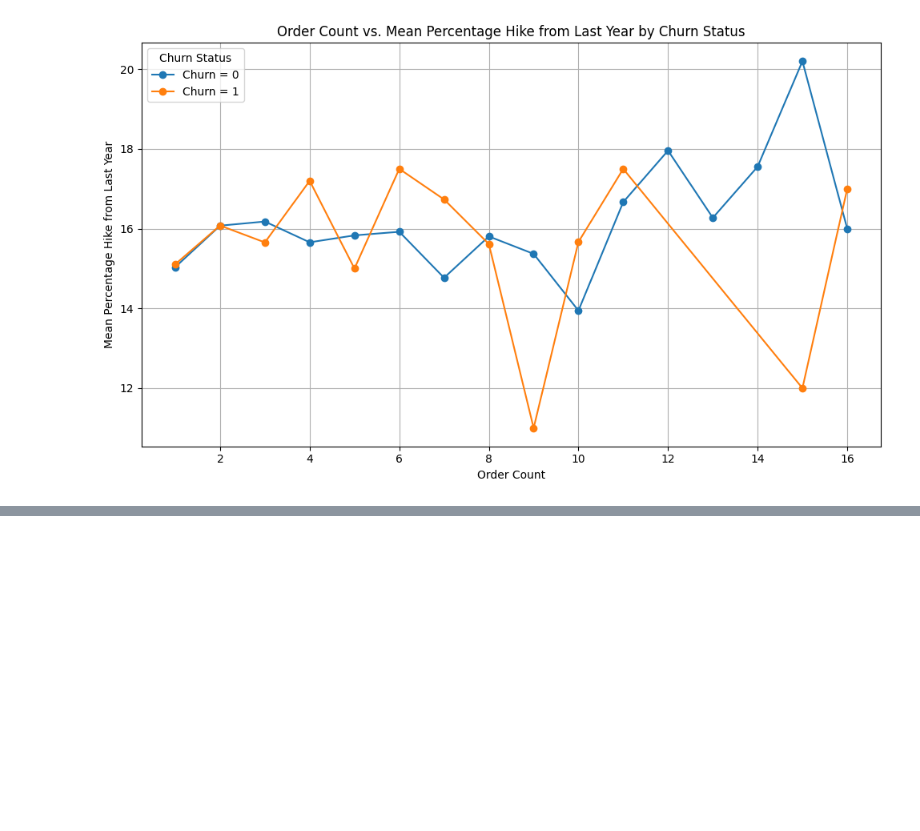
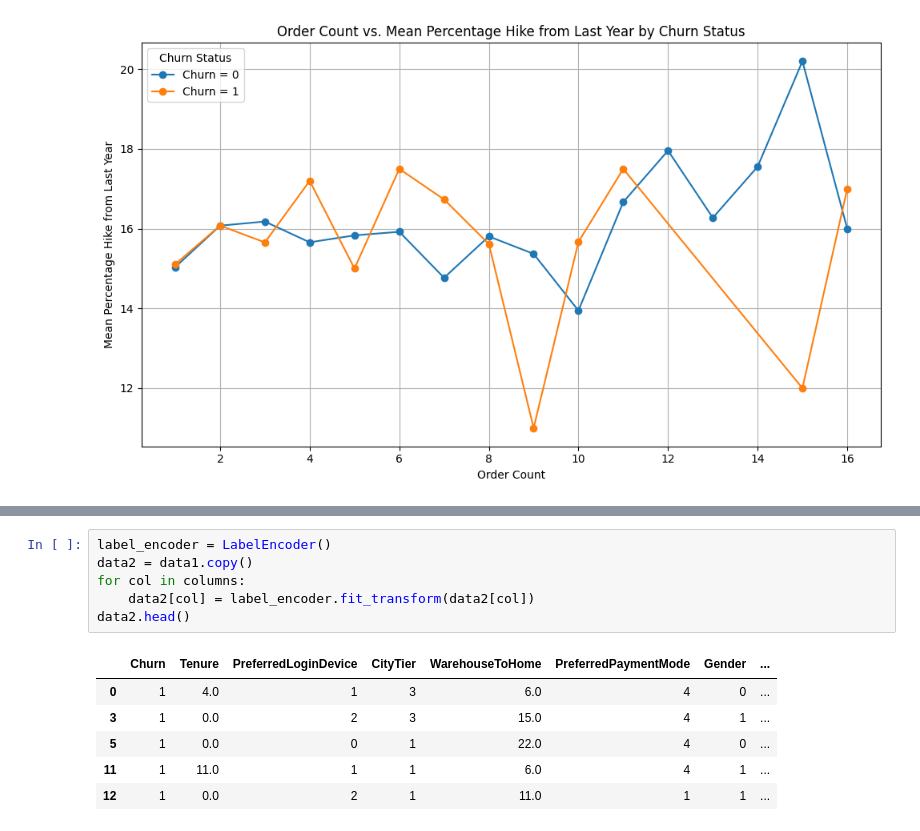
Before and after one commit to Ashique-1010/E-commerce-Customer-Churn-Analysis, a Jupyter notebook: churn_analysis.ipynb, the cells around one changed output, grey strips where cells are left out. Drawn from its saved outputs; the diff is of its cells as text; blank space fills up the shorter version.

```diff
--- a/churn_analysis.ipynb
+++ b/churn_analysis.ipynb
@@ -555,0 +697,13 @@ plt.show()
+# %%
+label_encoder = LabelEncoder()
+data2 = data1.copy()
+for col in columns:
+    data2[col] = label_encoder.fit_transform(data2[col])
+data2.head()
+# %% [output]
+|  | Churn | Tenure | PreferredLoginDevice | CityTier | WarehouseToHome | PreferredPaymentMode | Gender | ... |
+| 0 | 1 | 4.0 | 1 | 3 | 6.0 | 4 | 0 | ... |
+| 3 | 1 | 0.0 | 2 | 3 | 15.0 | 4 | 1 | ... |
+| 5 | 1 | 0.0 | 0 | 1 | 22.0 | 4 | 0 | ... |
+| 11 | 1 | 11.0 | 1 | 1 | 6.0 | 4 | 1 | ... |
+| 12 | 1 | 0.0 | 2 | 1 | 11.0 | 1 | 1 | ... |
```
Also changed, not shown: parts of 36 cells of this notebook.
